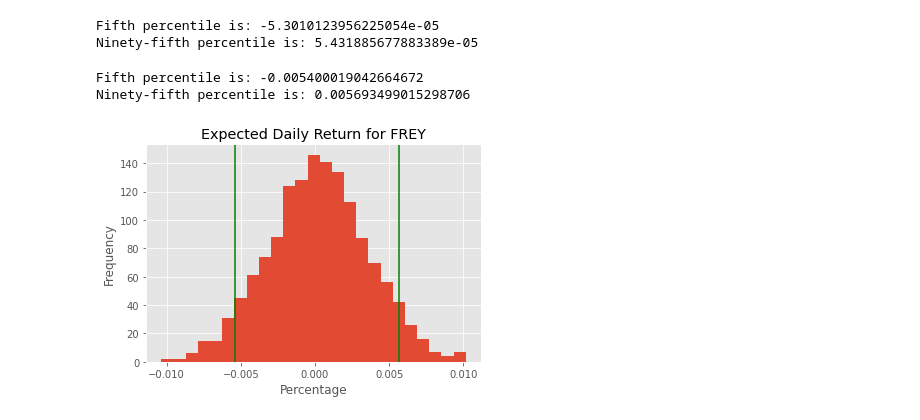
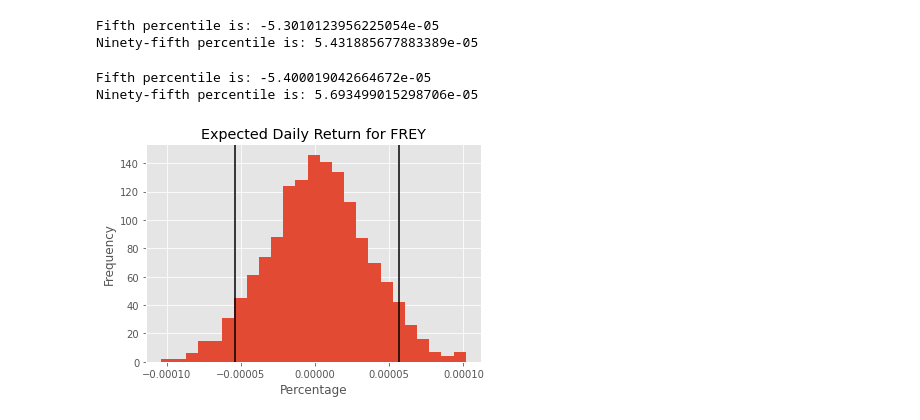
Before and after one commit to lucienqchen/sig, a Jupyter notebook: monte_carlo.ipynb, the cells around one changed output. Saved outputs shown, nothing was run; the diff lists cells and outputs as text; code cells hidden in the pictures.

```diff
--- a/monte_carlo.ipynb
+++ b/monte_carlo.ipynb
@@ -93,20 +97,18 @@ str(returns_ninetyfifth))
 [figure]
 Fifth percentile is: -5.3010123956225054e-05
 Ninety-fifth percentile is: 5.431885677883389e-05
-# %%
-daily_return = daily_return*100
 # %%
 daily_return_fifth = np.percentile(daily_return, 5)
 daily_return_ninetyfifth = np.percentile(daily_return, 95)
 plt.title("Expected Daily Return for FREY")
 plt.hist(daily_return, bins = 25)
-plt.axvline(daily_return_fifth, color = 'g')
-plt.axvline(daily_return_ninetyfifth, color = 'g')
+plt.axvline(daily_return_fifth, color = 'black')
+plt.axvline(daily_return_ninetyfifth, color = 'black')
 plt.ylabel("Frequency")
 plt.xlabel("Percentage")
 print("Fifth percentile is: " + str(daily_return_fifth), "\nNinety-fifth percentile is: " + \
 str(daily_return_ninetyfifth))
 # %% [output]
-Fifth percentile is: -0.005400019042664672
-Ninety-fifth percentile is: 0.005693499015298706
+Fifth percentile is: -5.400019042664672e-05
+Ninety-fifth percentile is: 5.693499015298706e-05
-[figure, old version]
+[figure, new version]
```
Also changed, not shown: parts of 1 cell of this notebook, 3 other files.
